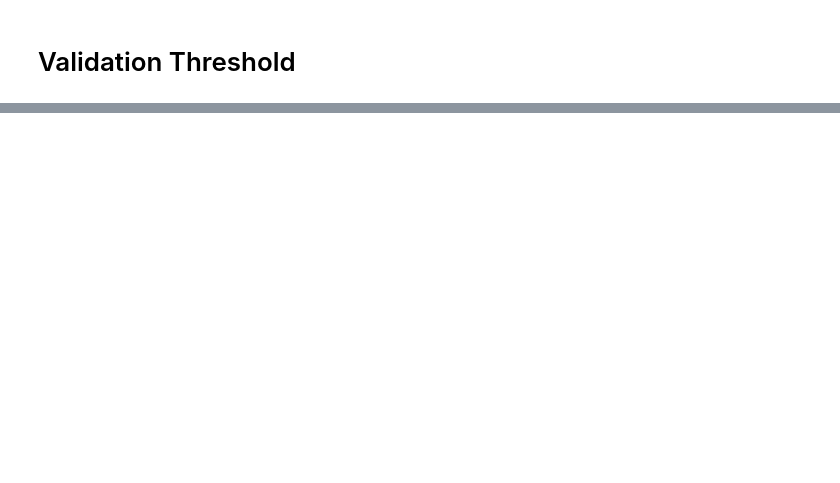
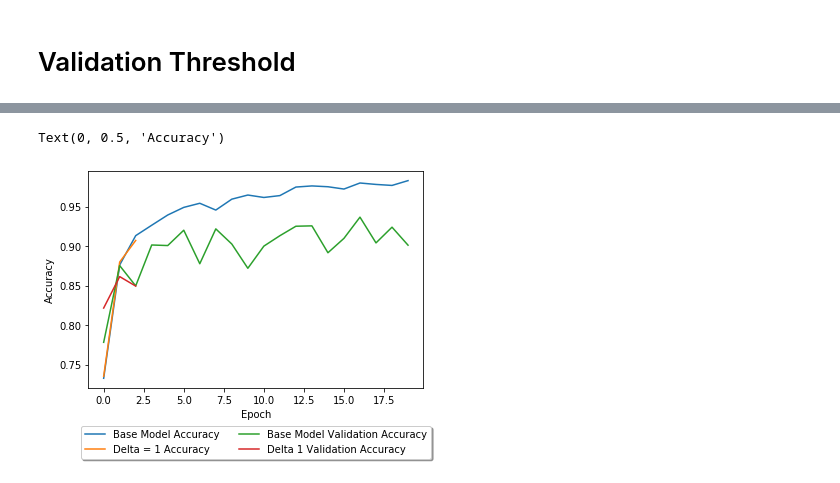
Before and after one commit to aln3/DMML_CW2_Group2, a Jupyter notebook: NeuralNetsParameterChange.ipynb, the cells around one changed output, grey strips where cells are left out. Drawn from its saved outputs; the diff is of its cells as text; code cells hidden in the pictures; blank space fills up the shorter version.

```diff
--- a/NeuralNetsParameterChange.ipynb
+++ b/NeuralNetsParameterChange.ipynb
@@ -715,0 +731,8 @@ weighted avg       0.92      0.92      0.91      4170
+# %%
+model9.add(Dense(512, activation='relu', input_shape=(784,)))
+model9.add(Dense(512, activation='relu'))
+model9.add(Dense(10, activation='softmax'))
+# %%
+es = EarlyStopping(monitor='val_accuracy', mode='max', min_delta=0.01)
+# %%
+model9.compile(optimizer='adam', loss='categorical_crossentropy', metrics=['accuracy'],)
@@ -715,0 +756,2 @@ weighted avg       0.92      0.92      0.91      4170
+# %%
+Activation2 = model9.fit(x_train,y_train,epochs=20,validation_data=(x_test,y_test), callbacks=[es])
@@ -715,0 +766,11 @@ weighted avg       0.92      0.92      0.91      4170
+# %%
+plt.plot(Base_Model.history['accuracy'], label='Base Model Accuracy')
+plt.plot(Activation2.history['accuracy'], label='Delta = 1 Accuracy')
+plt.plot(Base_Model.history['val_accuracy'], label='Base Model Validation Accuracy')
+plt.plot(Activation2.history['val_accuracy'], label='Delta 1 Validation Accuracy')
+plt.legend(loc='upper center', bbox_to_anchor=(0.5, -0.15), shadow=True, ncol=2)
+plt.xlabel('Epoch')
+plt.ylabel('Accuracy')
+# %% [output]
+Text(0, 0.5, 'Accuracy')
+[figure, added]
```
Also changed, not shown: parts of 50 cells of this notebook, 1 other file.
